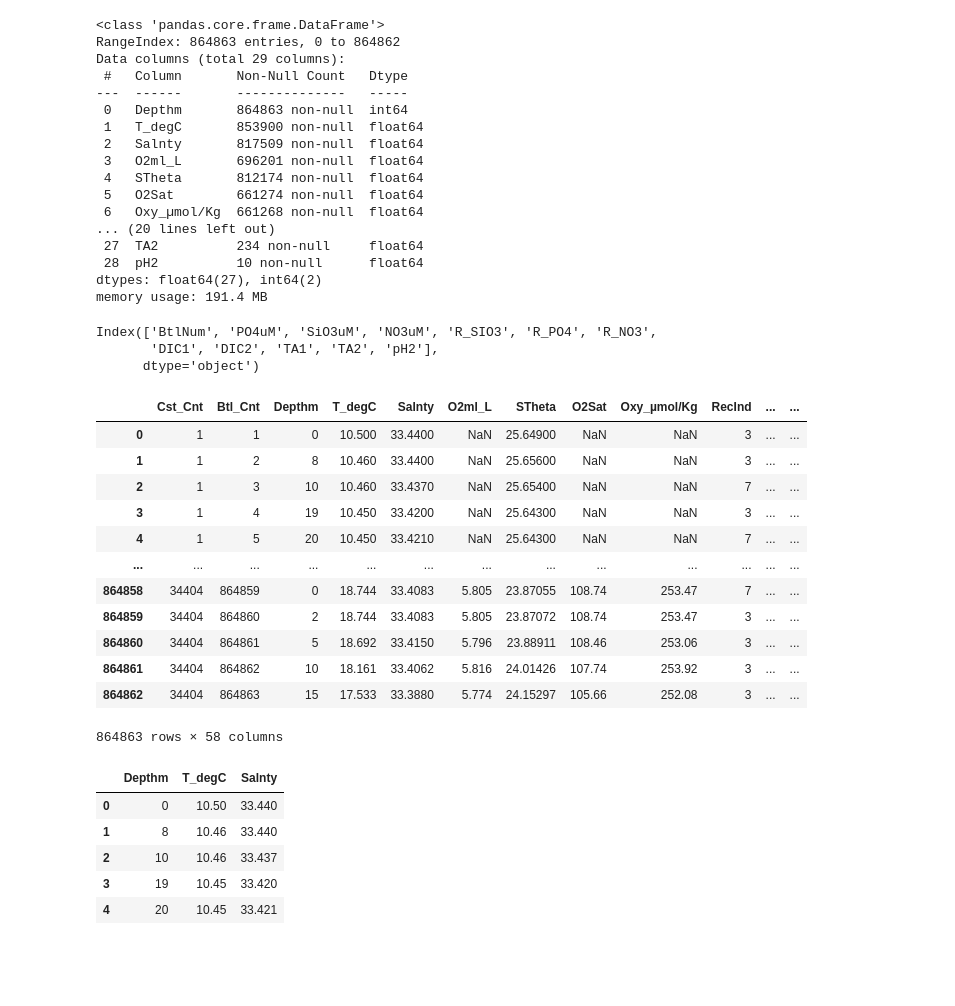
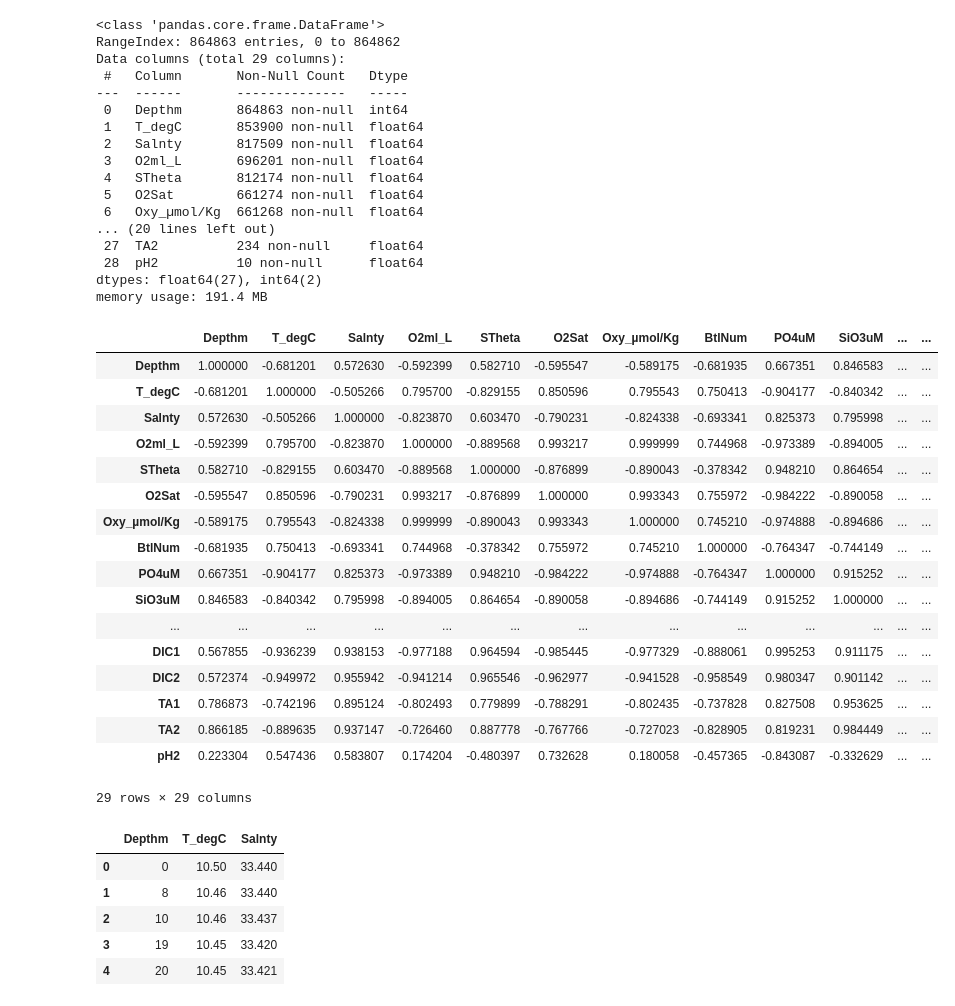
Before and after one commit to ayushagarwal42/trainingtask1, a Jupyter notebook: calcofi problem.ipynb, the cells around one changed output. Saved outputs shown, nothing was run; the diff lists cells and outputs as text; code cells hidden in the pictures; blank space fills up the shorter version.

```diff
--- a/calcofi problem.ipynb
+++ b/calcofi problem.ipynb
@@ -97,36 +97,38 @@ Data columns (total 29 columns):
 dtypes: float64(27), int64(2)
 memory usage: 191.4 MB
 # %%
-missing_sum = df_selected.isna().sum()
-missing_prop = df_selected.isna().mean()
-missing_threshold = 0.5
-# Get the list of columns to drop
-columns_to_drop = missing_prop[missing_prop > missing_threshold].index
-columns_to_drop
+# missing_sum = df_selected.isna().sum()
+# missing_prop = df_selected.isna().mean()
+# missing_threshold = 0.5
+# # Get the list of columns to drop
+# columns_to_drop = missing_prop[missing_prop > missing_threshold].index
+# columns_to_drop
-# %% [output]
-Index(['BtlNum', 'PO4uM', 'SiO3uM', 'NO3uM', 'R_SIO3', 'R_PO4', 'R_NO3',
-       'DIC1', 'DIC2', 'TA1', 'TA2', 'pH2'],
-      dtype='object')
 # %%
-df_cleaned = num_df.drop(columns=columns_to_drop)
-df_cleaned
+# df_cleaned = num_df.drop(columns=columns_to_drop)
+# df_cleaned
-# %% [output]
-|  | Cst_Cnt | Btl_Cnt | Depthm | T_degC | Salnty | O2ml_L | STheta | O2Sat | Oxy_µmol/Kg | RecInd | ... | ... |
-| 0 | 1 | 1 | 0 | 10.500 | 33.4400 | NaN | 25.64900 | NaN | NaN | 3 | ... | ... |
-| 1 | 1 | 2 | 8 | 10.460 | 33.4400 | NaN | 25.65600 | NaN | NaN | 3 | ... | ... |
-| 2 | 1 | 3 | 10 | 10.460 | 33.4370 | NaN | 25.65400 | NaN | NaN | 7 | ... | ... |
-| 3 | 1 | 4 | 19 | 10.450 | 33.4200 | NaN | 25.64300 | NaN | NaN | 3 | ... | ... |
-| 4 | 1 | 5 | 20 | 10.450 | 33.4210 | NaN | 25.64300 | NaN | NaN | 7 | ... | ... |
-| ... | ... | ... | ... | ... | ... | ... | ... | ... | ... | ... | ... | ... |
-| 864858 | 34404 | 864859 | 0 | 18.744 | 33.4083 | 5.805 | 23.87055 | 108.74 | 253.47 | 7 | ... | ... |
-| 864859 | 34404 | 864860 | 2 | 18.744 | 33.4083 | 5.805 | 23.87072 | 108.74 | 253.47 | 3 | ... | ... |
-| 864860 | 34404 | 864861 | 5 | 18.692 | 33.4150 | 5.796 | 23.88911 | 108.46 | 253.06 | 3 | ... | ... |
-| 864861 | 34404 | 864862 | 10 | 18.161 | 33.4062 | 5.816 | 24.01426 | 107.74 | 253.92 | 3 | ... | ... |
-| 864862 | 34404 | 864863 | 15 | 17.533 | 33.3880 | 5.774 | 24.15297 | 105.66 | 252.08 | 3 | ... | ... |
-864863 rows × 58 columns
 # %%
 # pd.set_option('display.max_columns', 58)
 # df_cleaned.head()
 # %%
-correlation_matrix = df_cleaned.corr()
+correlation_matrix = df_selected.corr()
+correlation_matrix
+# %% [output]
+|  | Depthm | T_degC | Salnty | O2ml_L | STheta | O2Sat | Oxy_µmol/Kg | BtlNum | PO4uM | SiO3uM | ... | ... |
+| Depthm | 1.000000 | -0.681201 | 0.572630 | -0.592399 | 0.582710 | -0.595547 | -0.589175 | -0.681935 | 0.667351 | 0.846583 | ... | ... |
+| T_degC | -0.681201 | 1.000000 | -0.505266 | 0.795700 | -0.829155 | 0.850596 | 0.795543 | 0.750413 | -0.904177 | -0.840342 | ... | ... |
+| Salnty | 0.572630 | -0.505266 | 1.000000 | -0.823870 | 0.603470 | -0.790231 | -0.824338 | -0.693341 | 0.825373 | 0.795998 | ... | ... |
+| O2ml_L | -0.592399 | 0.795700 | -0.823870 | 1.000000 | -0.889568 | 0.993217 | 0.999999 | 0.744968 | -0.973389 | -0.894005 | ... | ... |
+| STheta | 0.582710 | -0.829155 | 0.603470 | -0.889568 | 1.000000 | -0.876899 | -0.890043 | -0.378342 | 0.948210 | 0.864654 | ... | ... |
+| O2Sat | -0.595547 | 0.850596 | -0.790231 | 0.993217 | -0.876899 | 1.000000 | 0.993343 | 0.755972 | -0.984222 | -0.890058 | ... | ... |
+| Oxy_µmol/Kg | -0.589175 | 0.795543 | -0.824338 | 0.999999 | -0.890043 | 0.993343 | 1.000000 | 0.745210 | -0.974888 | -0.894686 | ... | ... |
+| BtlNum | -0.681935 | 0.750413 | -0.693341 | 0.744968 | -0.378342 | 0.755972 | 0.745210 | 1.000000 | -0.764347 | -0.744149 | ... | ... |
+| PO4uM | 0.667351 | -0.904177 | 0.825373 | -0.973389 | 0.948210 | -0.984222 | -0.974888 | -0.764347 | 1.000000 | 0.915252 | ... | ... |
+| SiO3uM | 0.846583 | -0.840342 | 0.795998 | -0.894005 | 0.864654 | -0.890058 | -0.894686 | -0.744149 | 0.915252 | 1.000000 | ... | ... |
+| ... | ... | ... | ... | ... | ... | ... | ... | ... | ... | ... | ... | ... |
+| DIC1 | 0.567855 | -0.936239 | 0.938153 | -0.977188 | 0.964594 | -0.985445 | -0.977329 | -0.888061 | 0.995253 | 0.911175 | ... | ... |
+| DIC2 | 0.572374 | -0.949972 | 0.955942 | -0.941214 | 0.965546 | -0.962977 | -0.941528 | -0.958549 | 0.980347 | 0.901142 | ... | ... |
+| TA1 | 0.786873 | -0.742196 | 0.895124 | -0.802493 | 0.779899 | -0.788291 | -0.802435 | -0.737828 | 0.827508 | 0.953625 | ... | ... |
+| TA2 | 0.866185 | -0.889635 | 0.937147 | -0.726460 | 0.887778 | -0.767766 | -0.727023 | -0.828905 | 0.819231 | 0.984449 | ... | ... |
+| pH2 | 0.223304 | 0.547436 | 0.583807 | 0.174204 | -0.480397 | 0.732628 | 0.180058 | -0.457365 | -0.843087 | -0.332629 | ... | ... |
+29 rows × 29 columns
 # %%
```
Also changed, not shown: parts of 1 cell of this notebook.
